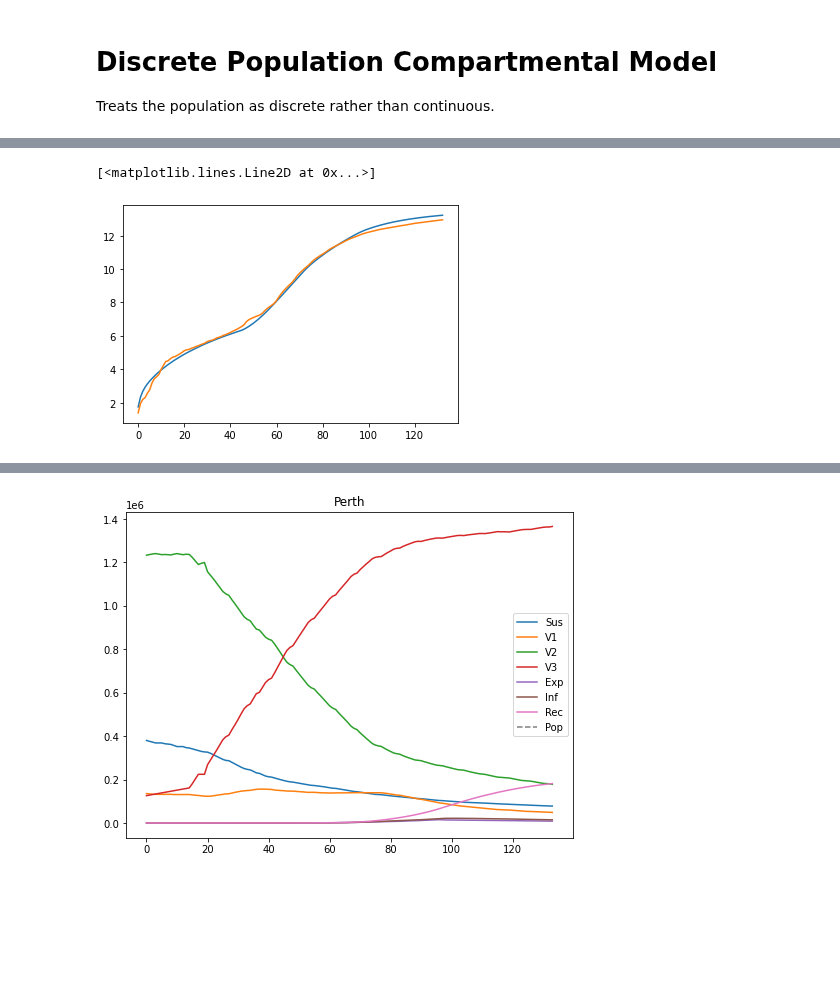
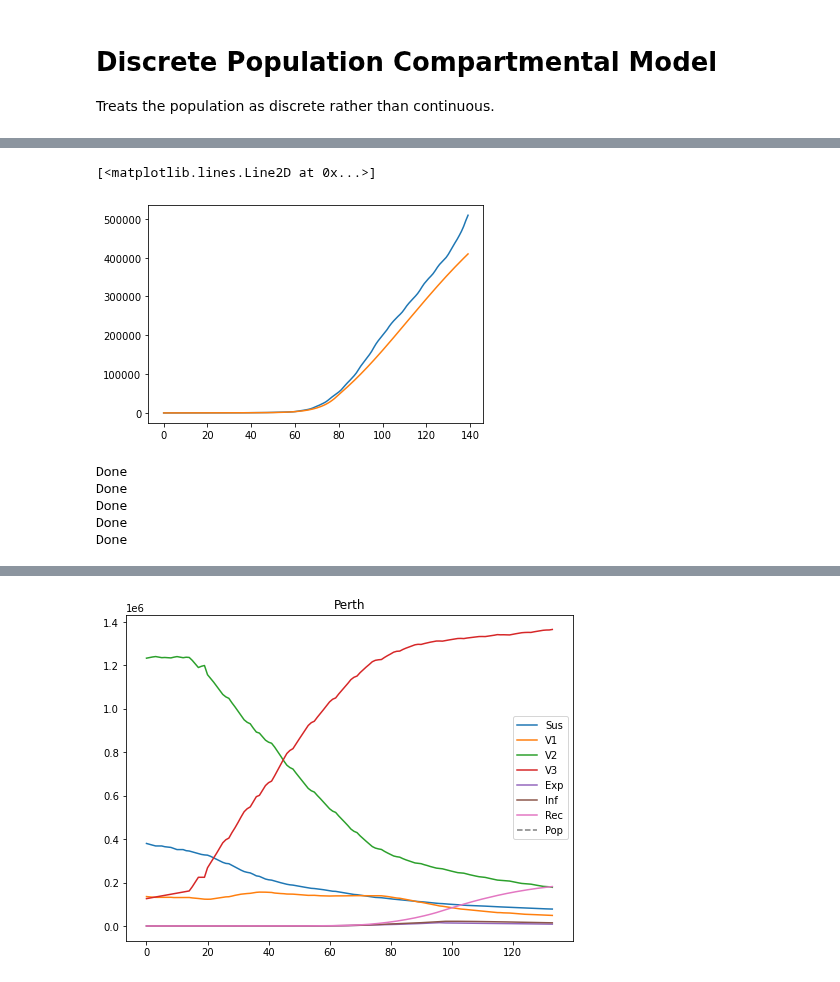
Before and after one commit to yuval-b/covid_thesis, a Jupyter notebook: 6c. Fitting Discrete Population Compartmental Model.ipynb, the cells around one changed output, grey strips where cells are left out. Saved outputs shown, nothing was run; the diff lists cells and outputs as text; code cells hidden in the pictures; blank space fills up the shorter version.

```diff
--- a/6c. Fitting Discrete Population Compartmental Model.ipynb
+++ b/6c. Fitting Discrete Population Compartmental Model.ipynb
@@ -428,7 +435,7 @@ for it in range(num_iter):
 
     #day_infs = [0]
 
-    model, day_infs = run_the_sim(days, params, a1, a2, a3, a4, uptakes, num, steps, popn, [town_init], [0])
+    model, day_infs = run_the_sim(days, params, a1, a2, a3, a4, uptakes, num, steps, popn, [town_init], [0],inflection_points)
 
     allsims.append(model)
     allsims_infs.append(day_infs)
@@ -448,7 +455,13 @@ start = time.time()
 
 # The parallelisation:
 # Choose n_jobs = -1 if want all processors, otherwise decide how many. range(x) is how many simulations you wanna do
-results = Parallel(n_jobs=-1)(delayed(run_the_sim)(days, params, a1, a2, a3,a4, uptakes, num, steps, popn, [town_init], [0]) for _ in range(num_iter))
+results = Parallel(n_jobs=-1)(delayed(run_the_sim)(days, params, a1, a2, a3,a4, uptakes, num, steps, popn, [town_init], [0], inflection_points) for _ in range(num_iter))
+
+allsims = []
+allsims_infs = []
+for item in results:
+    allsims.append(item[0])
+    allsims_infs.append(item[1])
 
 end = time.time()
 print(end-start)
@@ -537,7 +561,10 @@ new_infs = [day_infs[i]-day_infs[i-1] for i in range(1,len(day_infs))]
 plt.figure(figsize = (12,8))
 plt.title('Comparing WA outbreak to simulation (Daily Infections)')
 plt.plot(wa_infs, label = 'Actual WA Infections')
-plt.plot(new_infs, label = 'Simulation Results')
+for i in range(num_iter):
+    day_infs = allsims_infs[i]
+    new_infs = [day_infs[i]-day_infs[i-1] for i in range(1,len(day_infs))]
+    plt.plot(new_infs, label = 'Simulation ' + str(i))
 plt.legend()
 plt.ylabel('Daily Infections')
 plt.xlabel('Days from outbreak')
@@ -548,15 +575,23 @@ Text(0.5, 0, 'Days from outbreak')
 def func(x, a1, a2,a3,a4):
     allsims = []
     allsims_infs = []
-    for it in range(5):
-        model, day_infs = run_the_sim(days, params, a1, a2, a3, a4, uptakes, num, steps, popn, [town_init], [0])
-        allsims.append(model)
-        allsims_infs.append(day_infs)
+#     for it in range(10):
+#         model, day_infs = run_the_sim(days, params, a1, a2, a3, a4, uptakes, num, steps, popn, [town_init], [0],inflection_points)
+#         allsims.append(model)
+#         allsims_infs.append(day_infs)
+    num_iter = 20
+    results = Parallel(n_jobs=-1)(delayed(run_the_sim)(days, params, a1, a2, a3,a4, uptakes, num, steps, popn, [town_init], [0], inflection_points) for _ in range(num_iter))
+    print('Fit X done')
+    allsims = []
+    allsims_infs = []
+    for item in results:
+        allsims.append(item[0])
+        allsims_infs.append(item[1])
     mod = list(zip(*allsims_infs))
     averages = []
     for item in mod:
         averages.append(np.mean(item))
-    return list(np.log(averages))[1:] # if fitting log cases
+    return list(10000*np.log(averages))[1:] # if fitting log cases
     # If fitting daily cases
     #daily_infs = [0]
     #for i in range(1,len(day_infs)):
@@ -574,8 +617,14 @@ Done
 # %%
-plt.plot(res)
+y = list(wa_totals)[1:]
 plt.plot(y)
+plt.plot(np.exp(res))
 # %% [output]
 [<matplotlib.lines.Line2D at 0x...>]
-[figure, old version]
+[figure, new version]
+Done
+Done
+Done
+Done
+Done
 # %%
 start = time.time()
```
Also changed, not shown: parts of 20 cells of this notebook.
